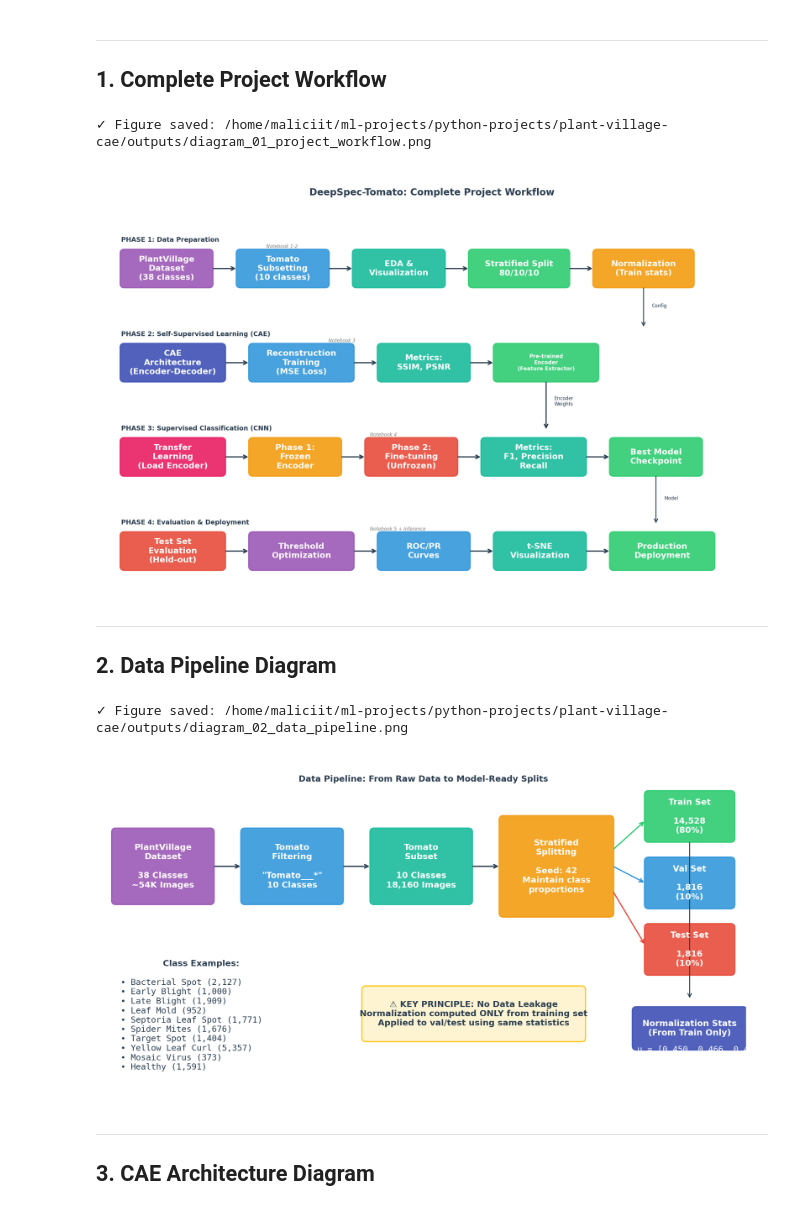
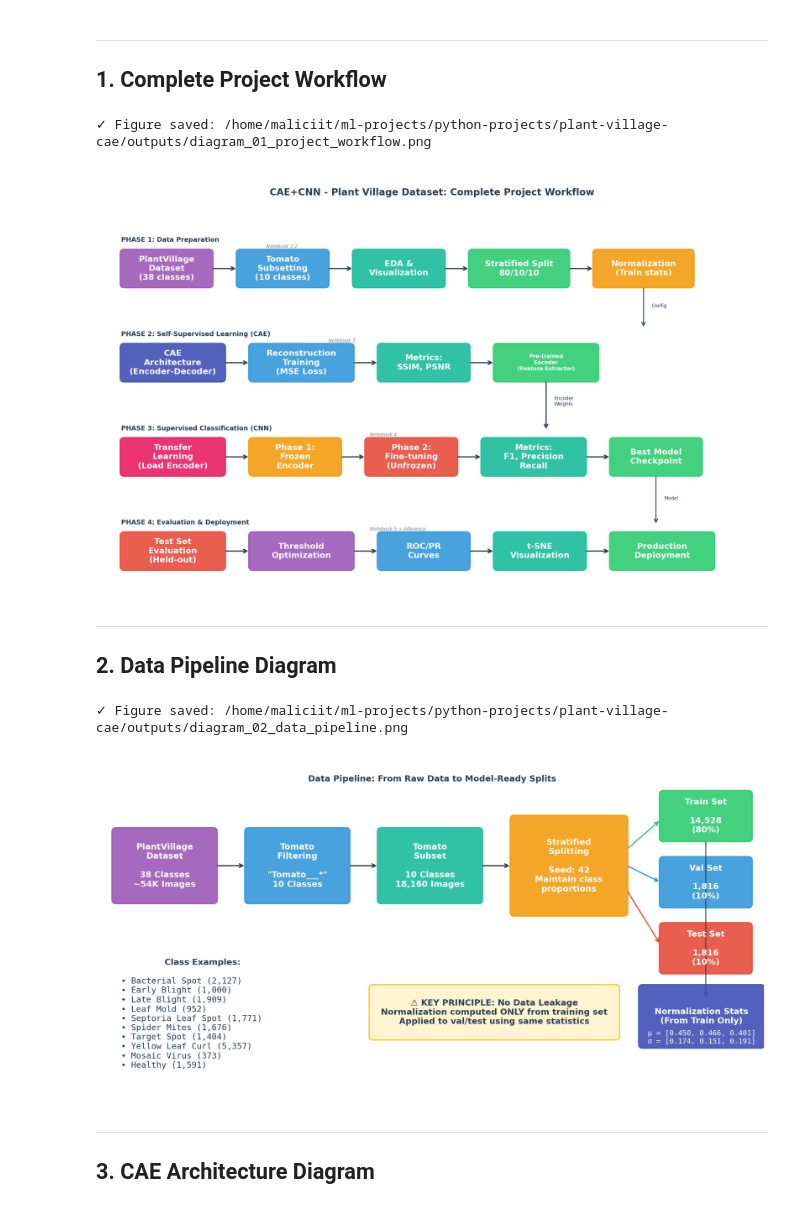
Before and after one commit to maliciit-sys/plant-village-cae, a Jupyter notebook: notebooks/06_Workflow_Diagrams.ipynb, the cells around one changed output. Drawn from its saved outputs; the diff is of its cells as text; code cells hidden in the pictures.

```diff
--- a/notebooks/06_Workflow_Diagrams.ipynb
+++ b/notebooks/06_Workflow_Diagrams.ipynb
@@ -157,7 +157,7 @@ ax.set_ylim(0, 10)
 ax.axis('off')
 
 # Title
-ax.text(8, 9.5, 'DeepSpec-Tomato: Complete Project Workflow',
+ax.text(8, 9.5, 'CAE+CNN - Plant Village Dataset: Complete Project Workflow',
         ha='center', va='center', fontsize=16, fontweight='bold', color=COLORS['dark'])
 
 # ===== ROW 1: Data Preparation =====
@@ -251,7 +251,7 @@ print(f"✓ Figure saved: {fig_path}")
 plt.show()
 # %% [output]
 ✓ Figure saved: /home/maliciit/ml-projects/python-projects/plant-village-cae/outputs/diagram_01_project_workflow.png
-[figure, old version]
+[figure, new version]
 # %% [markdown]
 ---
 
@@ -311,7 +311,7 @@ draw_box(ax, 13.5, 2.8, 2.2, 1.2, 'Test Set\n\n1,816\n(10%)',
 # ===== Normalization Stats =====
 draw_arrow(ax, (14.6, 6.0), (14.6, 2.2), COLORS['dark'], style='->', linewidth=1.5)
 
-draw_box(ax, 13.2, 1.0, 2.8, 1.0, 'Normalization Stats\n(From Train Only)',
+draw_box(ax, 13.0, 1.0, 3.0, 1.5, 'Normalization Stats\n(From Train Only)',
          COLORS['indigo'], fontsize=14)
 
 # ===== Add class distribution info =====
@@ -323,36 +323,36 @@ classes_text = '''• Bacterial Spot (2,127)
 • Septoria Leaf Spot (1,771)
 • Spider Mites (1,676)
 • Target Spot (1,404)
 • Yellow Leaf Curl (5,357)
 • Mosaic Virus (373)
 • Healthy (1,591)'''
 ax.text(0.5, 2.7, classes_text, fontsize=14, color=COLORS['dark'],
         verticalalignment='top', family='monospace')
 
 # Add normalization values
 norm_text = '''μ = [0.450, 0.466, 0.401]
 σ = [0.174, 0.151, 0.191]'''
-ax.text(13.3, 0.7, norm_text, fontsize=14, color='white',
+ax.text(13.2, 1.1, norm_text, fontsize=12, color='white',
         family='monospace')
 
 # Key principle box
-draw_box(ax, 6.5, 1.2, 5.5, 1.3,
+draw_box(ax, 6.5, 1.2, 6.0, 1.3,
          '⚠️ KEY PRINCIPLE: No Data Leakage\n'
          'Normalization computed ONLY from training set\n'
          'Applied to val/test using same statistics',
          '#fff3cd', text_color=COLORS['dark'], fontsize=14, edgecolor='#ffc107')
 
 plt.tight_layout()
 
 # Save
 fig_path = OUTPUT_PATH / 'diagram_02_data_pipeline.png'
 plt.savefig(fig_path, dpi=300, bbox_inches='tight', facecolor='white')
 print(f"✓ Figure saved: {fig_path}")
 
 plt.show()
 # %% [output]
 ✓ Figure saved: /home/maliciit/ml-projects/python-projects/plant-village-cae/outputs/diagram_02_data_pipeline.png
-[figure, old version]
+[figure, new version]
 # %% [markdown]
 ---
 
```
Also changed, not shown: parts of 8 cells of this notebook, 9 other files.
